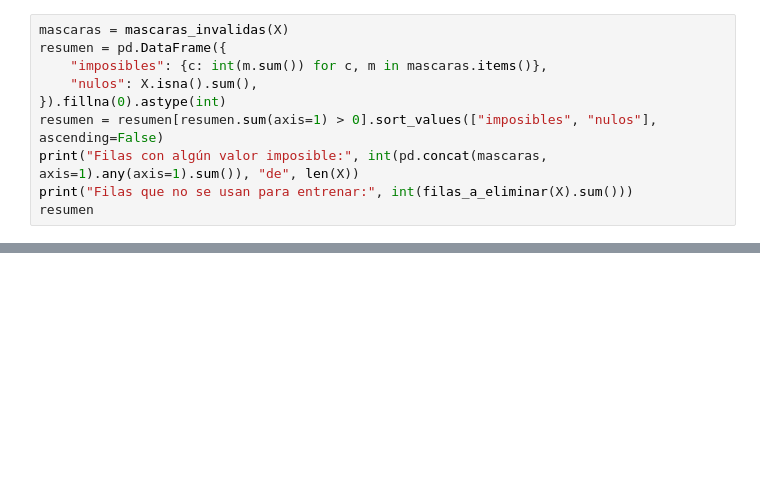
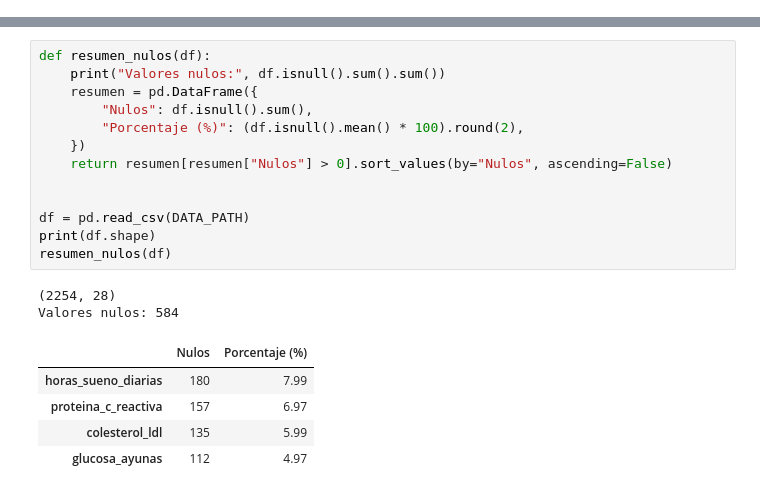
Before and after one commit to madalenointhemorning/MachineLearningUMU, a Jupyter notebook: notebooks/02_preprocesamiento.ipynb, the cells around one changed output, grey strips where cells are left out. Drawn from its saved outputs; the diff is of its cells as text; blank space fills up the shorter version.

```diff
--- a/notebooks/02_preprocesamiento.ipynb
+++ b/notebooks/02_preprocesamiento.ipynb
@@ -113,10 +0,0 @@ hay que tratar.
-# %%
-mascaras = mascaras_invalidas(X)
-resumen = pd.DataFrame({
-    "imposibles": {c: int(m.sum()) for c, m in mascaras.items()},
-    "nulos": X.isna().sum(),
-}).fillna(0).astype(int)
-resumen = resumen[resumen.sum(axis=1) > 0].sort_values(["imposibles", "nulos"], ascending=False)
-print("Filas con algún valor imposible:", int(pd.concat(mascaras, axis=1).any(axis=1).sum()), "de", len(X))
-print("Filas que no se usan para entrenar:", int(filas_a_eliminar(X).sum()))
-resumen
@@ -362,0 +86,21 @@ Ejercicio. Antes: no enteros 81.5% | media 2.78 || Después: valores [np.int64(0
+# %%
+def resumen_nulos(df):
+    print("Valores nulos:", df.isnull().sum().sum())
+    resumen = pd.DataFrame({
+        "Nulos": df.isnull().sum(),
+        "Porcentaje (%)": (df.isnull().mean() * 100).round(2),
+    })
+    return resumen[resumen["Nulos"] > 0].sort_values(by="Nulos", ascending=False)
+
+
+df = pd.read_csv(DATA_PATH)
+print(df.shape)
+resumen_nulos(df)
+# %% [output]
+(2254, 28)
+Valores nulos: 584
+|  | Nulos | Porcentaje (%) |
+| horas_sueno_diarias | 180 | 7.99 |
+| proteina_c_reactiva | 157 | 6.97 |
+| colesterol_ldl | 135 | 5.99 |
+| glucosa_ayunas | 112 | 4.97 |
```
Also changed, not shown: parts of 55 cells of this notebook, 4 other files.
